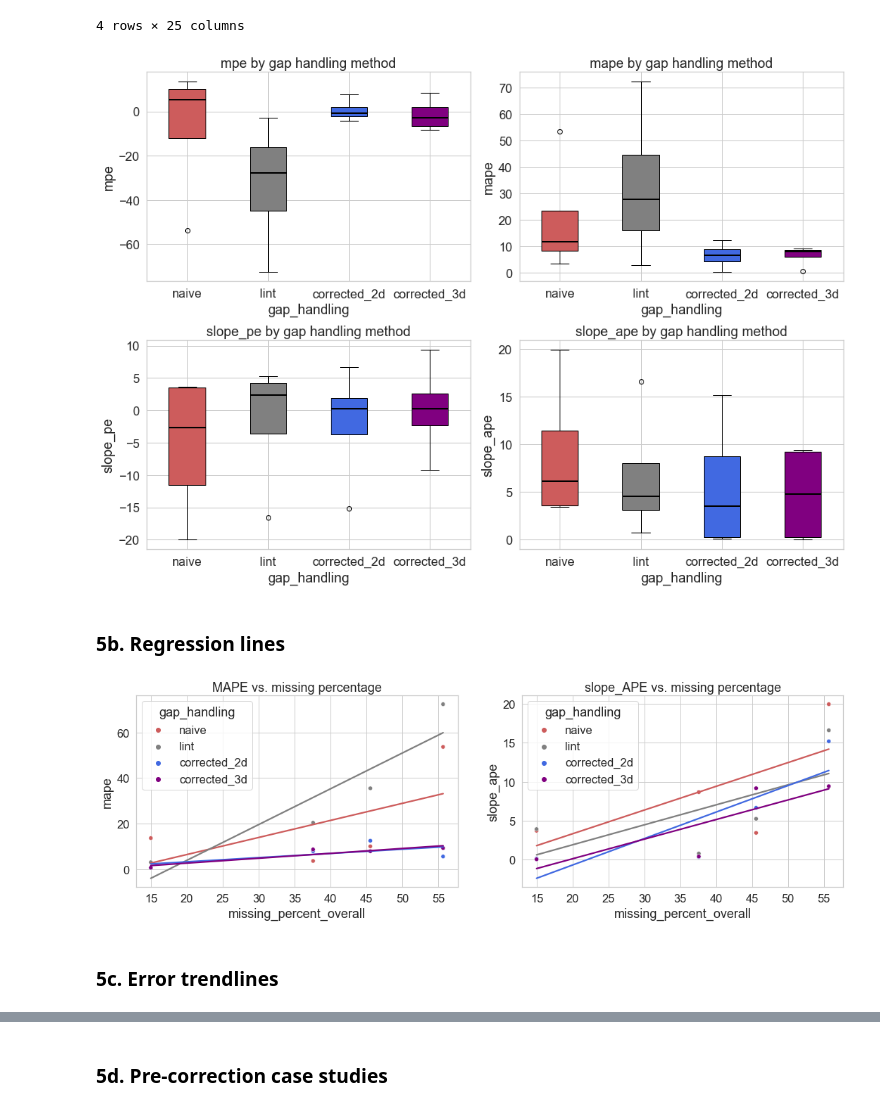
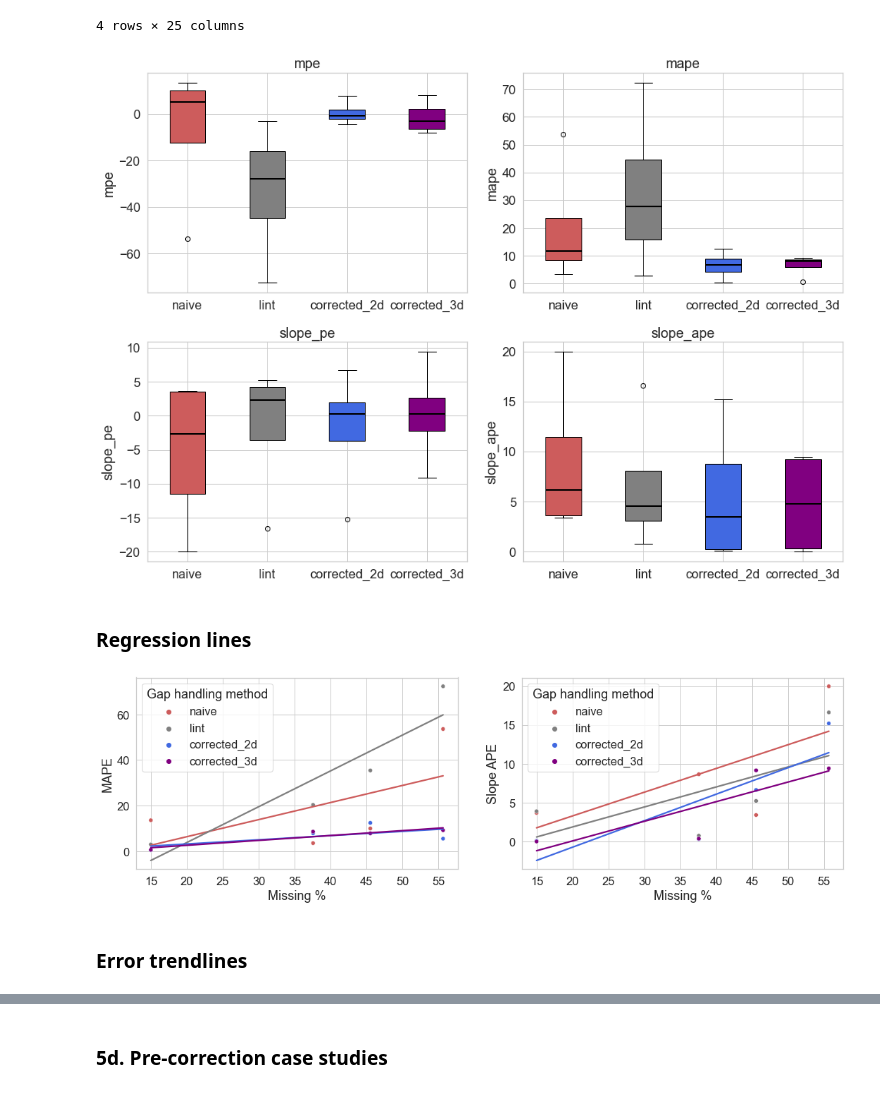
Before and after one commit to daniel-wrench/time_series_analysis, a Jupyter notebook: official_demo.ipynb, the cells around one changed output, grey strips where cells are left out. Drawn from its saved outputs; the diff is of its cells as text; code cells hidden in the pictures.

```diff
--- a/official_demo.ipynb
+++ b/official_demo.ipynb
@@ -1116,50 +1074,56 @@ for col, ax in zip(columns, axes):
         median.set_color(median_color)
         median.set_linewidth(2)  # optional: set line width to make it more prominent
 
-    ax.set_title(f'{col} by gap handling method')
-    ax.set_xlabel('gap_handling')
+    ax.set_title(f'{col}')
     ax.set_ylabel(f'{col}')
     ax.set_xticklabels(custom_order)
 
 # Adjust layout
 plt.tight_layout()
 plt.suptitle('')  # Remove the default title to avoid overlap
-plt.show()
+plt.savefig(f"plots/temp/test_{spacecraft}_boxplots.png", bbox_inches='tight')
 # %% [output]
-[figure, old version]
+[figure, new version]
 # %% [markdown]
-### 5b. Regression lines
+### Regression lines
 # %%
 # Make scatterplot of mape vs. missing_percent, coloured by gap handling
 palette = dict(zip(custom_order, colors))
 
 # Plotting the MAPE vs. missing percentage
 fig, ax = plt.subplots(1, 2, figsize=(18, 5))
 sns.scatterplot(data=ints_gapped_metadata, x="missing_percent_overall", y="mape", hue="gap_handling", palette=palette, ax = ax[0])
-# Add regression lines
-ax[0].set_title("MAPE vs. missing percentage")
+ax[0].legend(title="Gap handling method")
 
 # Add regression lines for each group
 unique_gap_handling = ints_gapped_metadata['gap_handling'].unique()
 
 for gap_handling_method in unique_gap_handling:
     subset = ints_gapped_metadata[ints_gapped_metadata['gap_handling'] == gap_handling_method]
     sns.regplot(data=subset, x="missing_percent_overall", y="mape", scatter=False,
                 color=palette[gap_handling_method], label=gap_handling_method, ci=None, ax = ax[0])
 
 sns.scatterplot(data=ints_gapped_metadata, x="missing_percent_overall", y="slope_ape", hue="gap_handling", palette=palette, ax = ax[1])
-# Add regression lines
-ax[1].set_title("slope_APE vs. missing percentage")
+ax[1].legend(title="Gap handling method")
 
 # Add regression lines for each group
+
 unique_gap_handling = ints_gapped_metadata['gap_handling'].unique()
 
 for gap_handling_method in unique_gap_handling:
     subset = ints_gapped_metadata[ints_gapped_metadata['gap_handling'] == gap_handling_method]
     sns.regplot(data=subset, x="missing_percent_overall", y="slope_ape", scatter=False,
                 color=palette[gap_handling_method], label=gap_handling_method, ci=None, ax = ax[1])
+    #r.legend.set_title("Gap handling method")
+
+ax[0].set_xlabel("Missing %")
+ax[0].set_ylabel("MAPE")
+ax[1].set_xlabel("Missing %")
+ax[1].set_ylabel("Slope APE")
+
+plt.savefig(f"plots/temp/test_{spacecraft}_scatterplots.png", bbox_inches='tight')
 # %% [output]
-[figure, old version]
+[figure, new version]
 # %% [markdown]
-### 5c. Error trendlines
+### Error trendlines
 # %%
```
Also changed, not shown: parts of 32 cells of this notebook.
